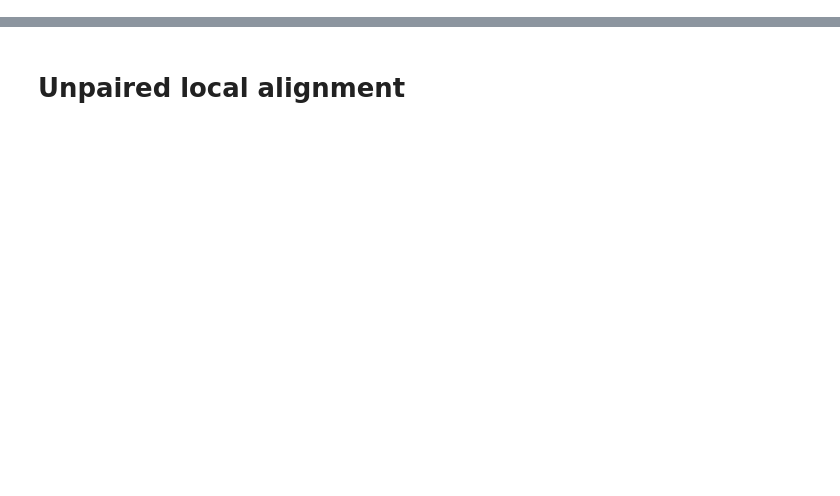
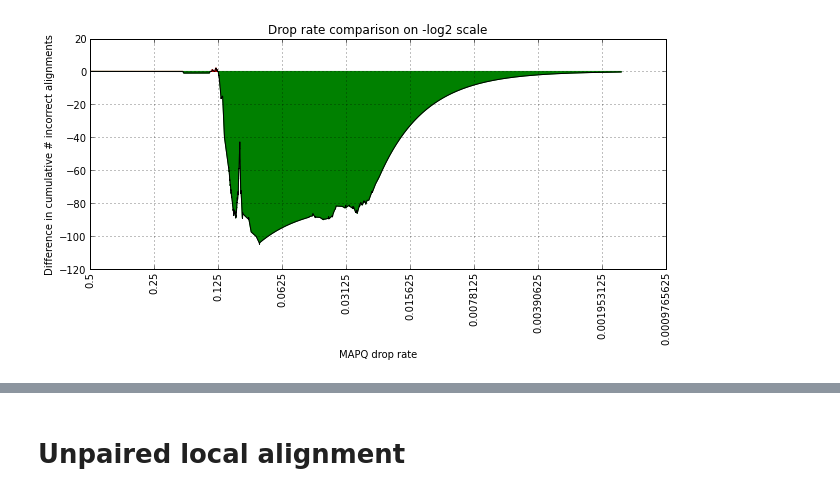
Before and after one commit to umranyaman/qtip-experiments, a Jupyter notebook: notebooks/Tandem Simulation.ipynb, the cells around one changed output, grey strips where cells are left out. Cells and saved outputs as stored; diff of their text form; code cells hidden in the pictures; blank space fills up the shorter version.

```diff
--- a/notebooks/Tandem Simulation.ipynb
+++ b/notebooks/Tandem Simulation.ipynb
@@ -285,0 +922,5 @@ err, y, s = smoothfit_error(pcor_test, y_test, plot=True, log2ize=True)
+# %%
+fig = plot_drop_rate_difference(simple_bt2s_100_unp_fit.pcor(), simple_bt2s_100_unp_fit.pcor_orig(),
+                                simple_bt2s_100_unp_fit.correct(), log2ize=True)
+# %% [output]
+[figure, added]
```
Also changed, not shown: parts of 176 cells of this notebook.
